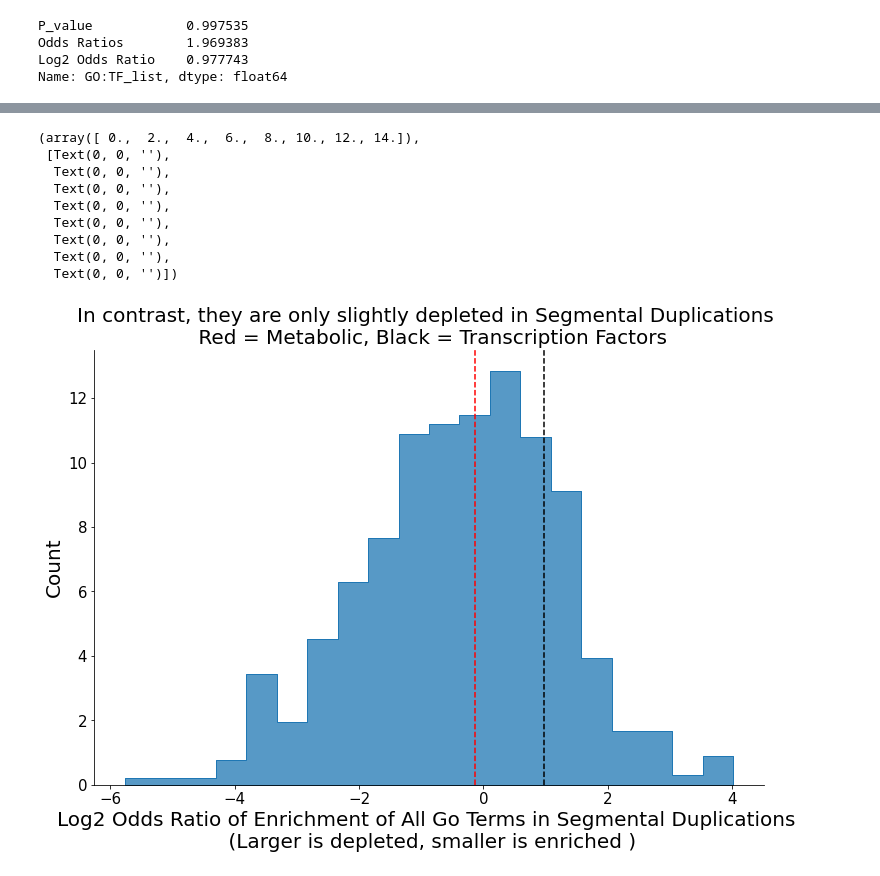
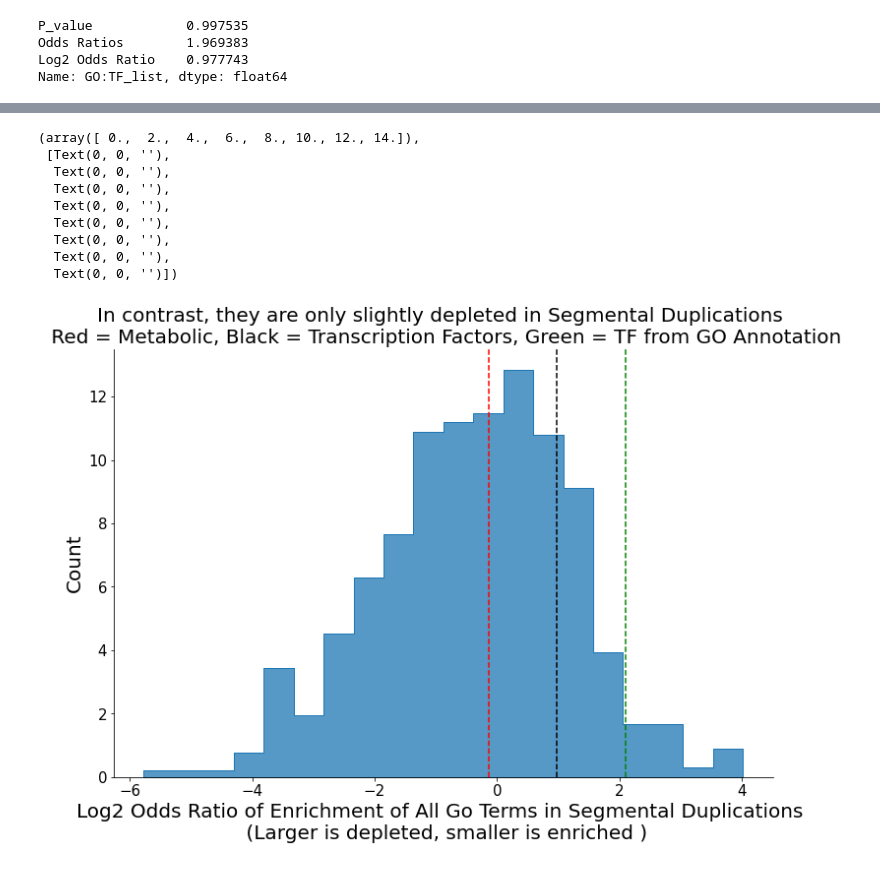
Before and after one commit to mikepassal/Solanum_SV_Pan_Genome, a Jupyter notebook: TF_meta_proportions/tf_meta_fig_3.ipynb, the cells around one changed output, grey strips where cells are left out. Cells and saved outputs as stored; diff of their text form; code cells hidden in the pictures.

```diff
--- a/TF_meta_proportions/tf_meta_fig_3.ipynb
+++ b/TF_meta_proportions/tf_meta_fig_3.ipynb
@@ -658,29 +827,30 @@ plt.yticks(fontsize = 15)
 # %%
 fig, ax = plt.subplots(figsize = (12,8))
 fig.patch.set_facecolor('white')
 ax = sns.histplot(data = fishers_results_segdup, x = 'Log2 Odds Ratio',element = 'step',stat = 'percent', bins = 20)
 plt.ylabel("Count", fontsize = 20)
 plt.xlabel("Log2 Odds Ratio of Enrichment of All Go Terms in Segmental Duplications \n (Larger is depleted, smaller is enriched )", fontsize = 20)
 sns.despine()
 
 ax.grid(False)
 ax.spines["bottom"].set_color("black")
 ax.spines["left"].set_color("black")
 ax.axvline(x = 0.977743, color = 'k', linestyle = '--')
 ax.axvline(x = -0.135929, color = 'r', linestyle = '--')
+ax.axvline(x = 2.11, color = 'g', linestyle = '--')
 #plt.xlim((-7,7))
 # plt.ylim((0, 1250))
-plt.title("In contrast, they are only slightly depleted in Segmental Duplications \n Red = Metabolic, Black = Transcription Factors", fontsize = 20)
+plt.title("In contrast, they are only slightly depleted in Segmental Duplications \n Red = Metabolic, Black = Transcription Factors, Green = TF from GO Annotation", fontsize = 20)
 plt.xticks(fontsize = 15,)
 plt.yticks(fontsize = 15)
 # %% [output]
 (array([ 0.,  2.,  4.,  6.,  8., 10., 12., 14.]),
  [Text(0, 0, ''),
   Text(0, 0, ''),
   Text(0, 0, ''),
   Text(0, 0, ''),
   Text(0, 0, ''),
   Text(0, 0, ''),
   Text(0, 0, ''),
   Text(0, 0, '')])
-[figure, old version]
+[figure, new version]
```
Also changed, not shown: parts of 17 cells of this notebook, 2 other files.
